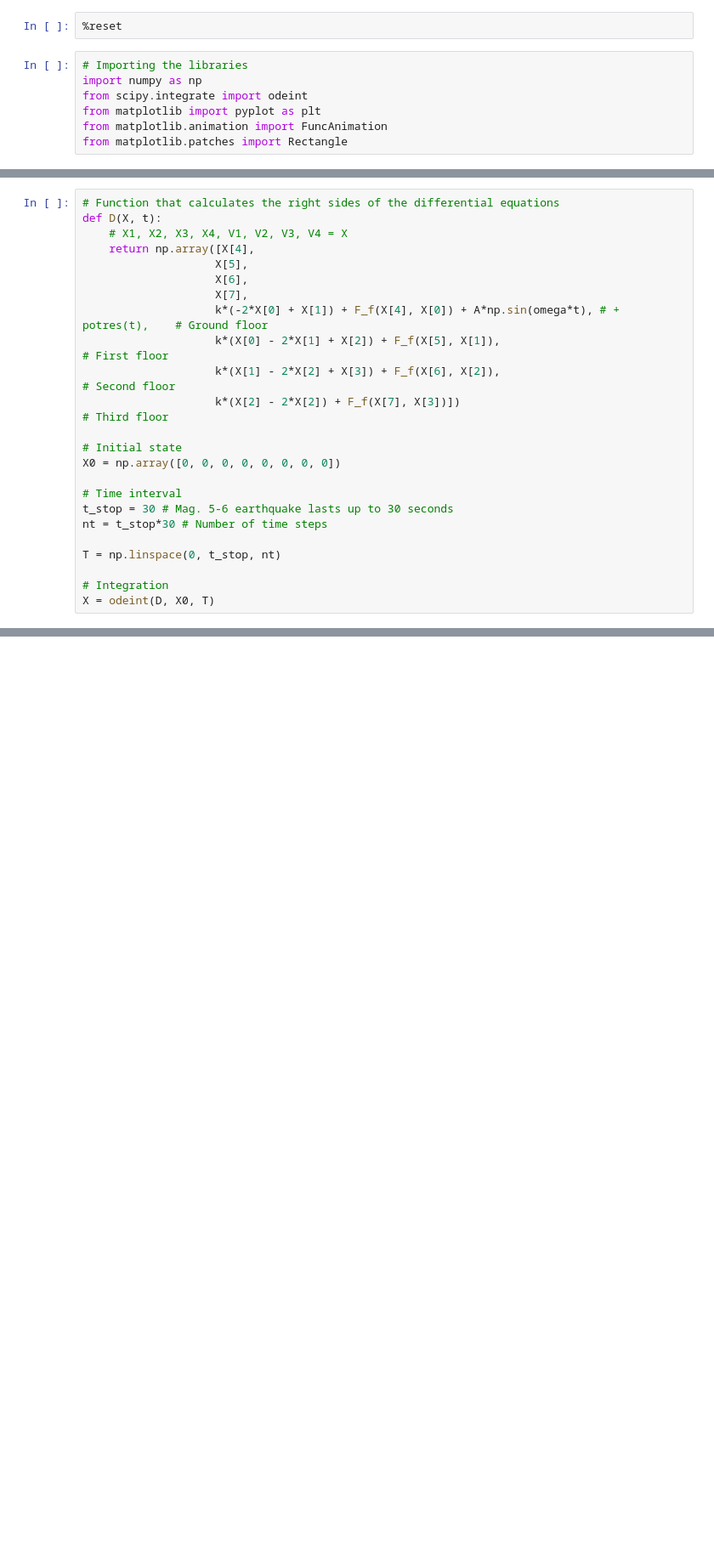
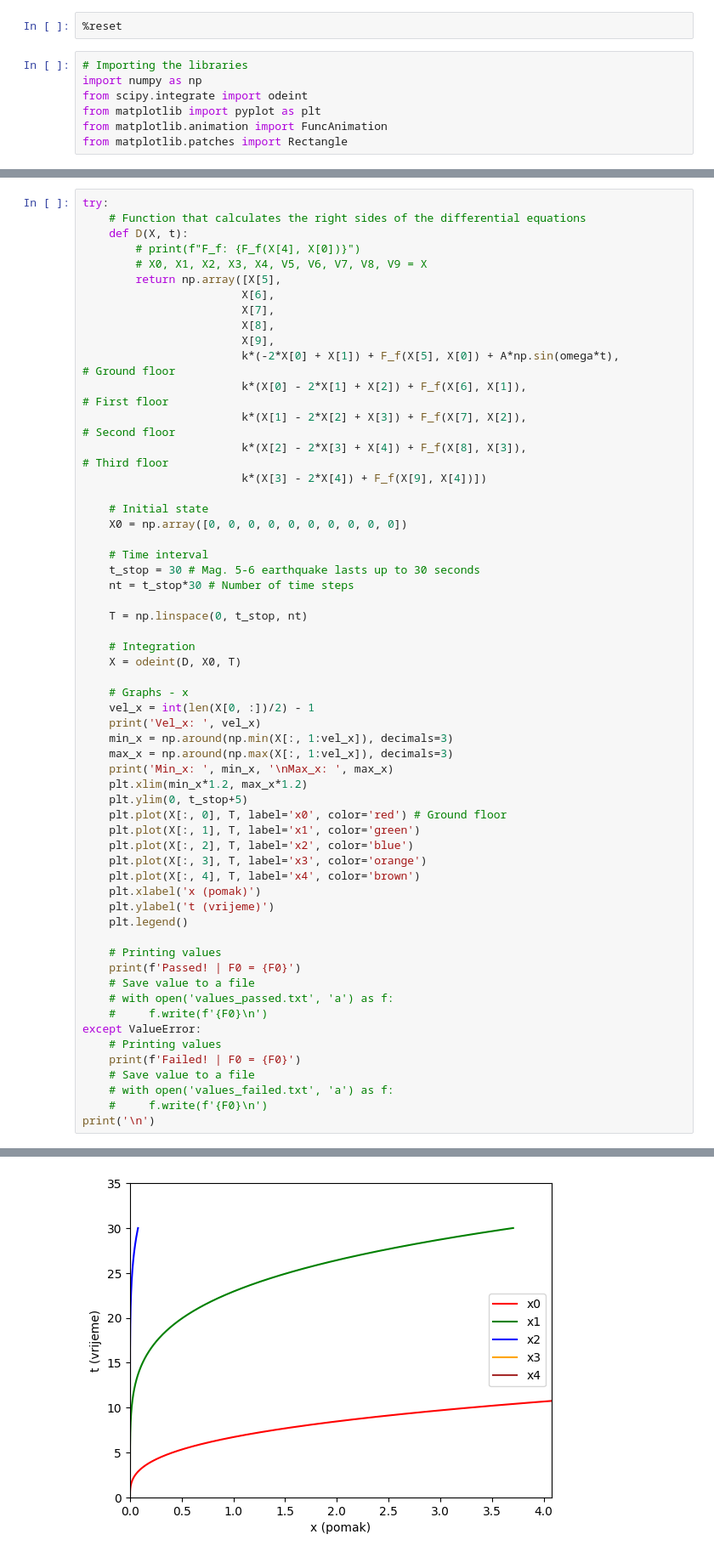
Before and after one commit to wobYY/Tuned-Mass-Dampener, a Jupyter notebook: MUT_files/Notebook.ipynb, the cells around one changed output, grey strips where cells are left out. Shown: that part at 85% size. Drawn from its saved outputs; the diff is of its cells as text; blank space fills up the shorter version.

```diff
--- a/MUT_files/Notebook.ipynb
+++ b/MUT_files/Notebook.ipynb
@@ -74,24 +70,59 @@ def potres(t):
 # %%
-# Function that calculates the right sides of the differential equations
-def D(X, t):
-    # X1, X2, X3, X4, V1, V2, V3, V4 = X
-    return np.array([X[4],
-                    X[5],
-                    X[6],
-                    X[7],
-                    k*(-2*X[0] + X[1]) + F_f(X[4], X[0]) + A*np.sin(omega*t), # + potres(t),    # Ground floor
-                    k*(X[0] - 2*X[1] + X[2]) + F_f(X[5], X[1]),                                 # First floor
-                    k*(X[1] - 2*X[2] + X[3]) + F_f(X[6], X[2]),                                 # Second floor
-                    k*(X[2] - 2*X[2]) + F_f(X[7], X[3])])                                       # Third floor
+try:
+    # Function that calculates the right sides of the differential equations
+    def D(X, t):
+        # print(f"F_f: {F_f(X[4], X[0])}")
+        # X0, X1, X2, X3, X4, V5, V6, V7, V8, V9 = X
+        return np.array([X[5],
+                        X[6],
+                        X[7],
+                        X[8],
+                        X[9],
+                        k*(-2*X[0] + X[1]) + F_f(X[5], X[0]) + A*np.sin(omega*t),                   # Ground floor
+                        k*(X[0] - 2*X[1] + X[2]) + F_f(X[6], X[1]),                                 # First floor
+                        k*(X[1] - 2*X[2] + X[3]) + F_f(X[7], X[2]),                                 # Second floor
+                        k*(X[2] - 2*X[3] + X[4]) + F_f(X[8], X[3]),                                 # Third floor
+                        k*(X[3] - 2*X[4]) + F_f(X[9], X[4])])
 
-# Initial state
-X0 = np.array([0, 0, 0, 0, 0, 0, 0, 0])
+    # Initial state
+    X0 = np.array([0, 0, 0, 0, 0, 0, 0, 0, 0, 0])
 
-# Time interval
-t_stop = 30 # Mag. 5-6 earthquake lasts up to 30 seconds
-nt = t_stop*30 # Number of time steps
+    # Time interval
+    t_stop = 30 # Mag. 5-6 earthquake lasts up to 30 seconds
+    nt = t_stop*30 # Number of time steps
 
-T = np.linspace(0, t_stop, nt)
+    T = np.linspace(0, t_stop, nt)
 
-# Integration
-X = odeint(D, X0, T)
+    # Integration
+    X = odeint(D, X0, T)
+
+    # Graphs - x
+    vel_x = int(len(X[0, :])/2) - 1
+    print('Vel_x: ', vel_x)
+    min_x = np.around(np.min(X[:, 1:vel_x]), decimals=3)
+    max_x = np.around(np.max(X[:, 1:vel_x]), decimals=3)
+    print('Min_x: ', min_x, '\nMax_x: ', max_x)
+    plt.xlim(min_x*1.2, max_x*1.2)
+    plt.ylim(0, t_stop+5)
+    plt.plot(X[:, 0], T, label='x0', color='red') # Ground floor
+    plt.plot(X[:, 1], T, label='x1', color='green')
+    plt.plot(X[:, 2], T, label='x2', color='blue')
+    plt.plot(X[:, 3], T, label='x3', color='orange')
+    plt.plot(X[:, 4], T, label='x4', color='brown')
+    plt.xlabel('x (pomak)')
+    plt.ylabel('t (vrijeme)')
+    plt.legend()
+
+    # Printing values
+    print(f'Passed! | F0 = {F0}')
+    # Save value to a file
+    # with open('values_passed.txt', 'a') as f:
+    #     f.write(f'{F0}\n')
+except ValueError:
+    # Printing values
+    print(f'Failed! | F0 = {F0}')
+    # Save value to a file
+    # with open('values_failed.txt', 'a') as f:
+    #     f.write(f'{F0}\n')
+print('\n')
+# %% [output]
@@ -98 +133,2 @@ X = odeint(D, X0, T)
+[figure, added]
 # %%
```
Also changed, not shown: parts of 7 cells of this notebook, 6 other files.
